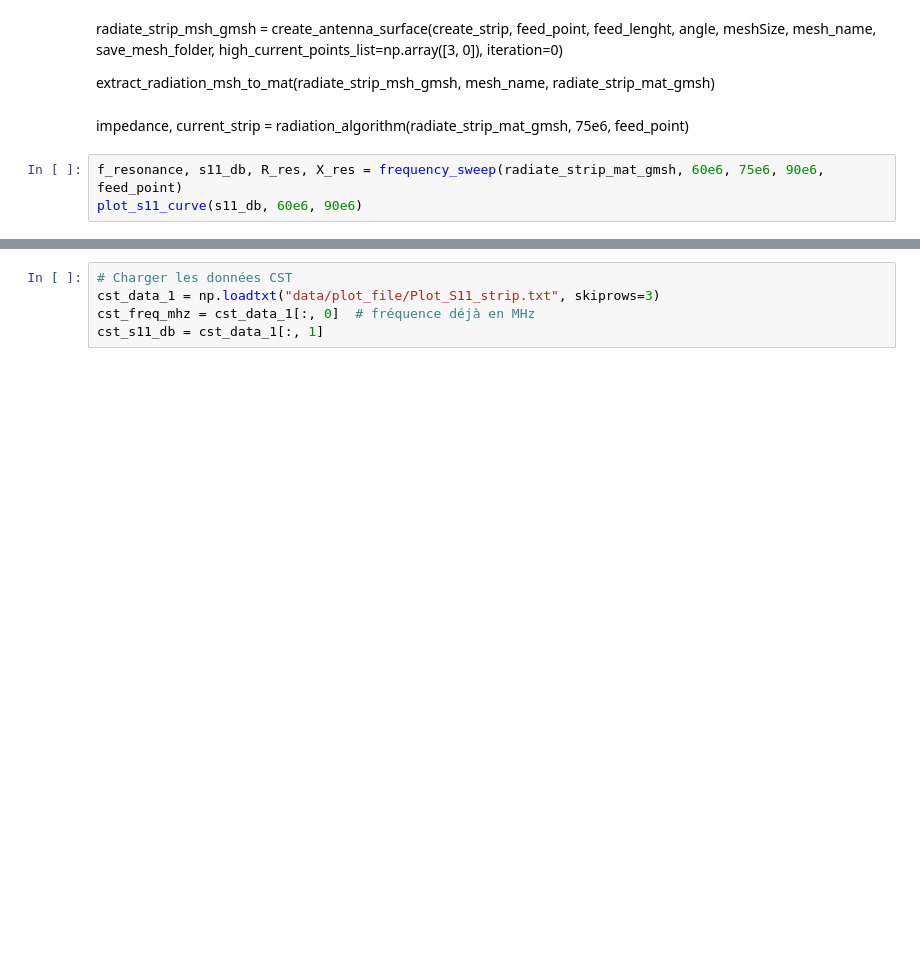
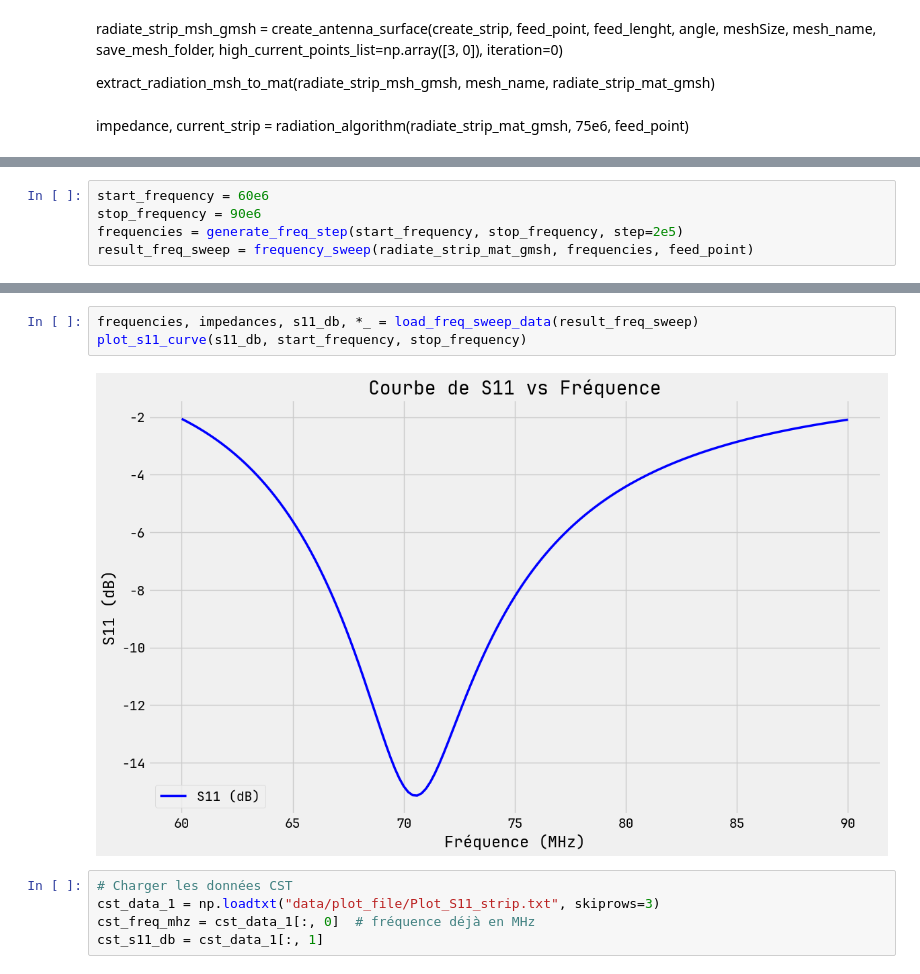
Before and after one commit to FahdilOuro/Antenna_Solver_MoM, a Jupyter notebook: antenna_simulation/radiation_antenna/strip_antenna.ipynb, the cells around one changed output, grey strips where cells are left out. Saved outputs shown, nothing was run; the diff lists cells and outputs as text; blank space fills up the shorter version.

```diff
--- a/antenna_simulation/radiation_antenna/strip_antenna.ipynb
+++ b/antenna_simulation/radiation_antenna/strip_antenna.ipynb
@@ -38,6 +38,3 @@ radiate_strip_msh_gmsh = create_antenna_surface(create_strip, feed_point, feed_l
 extract_radiation_msh_to_mat(radiate_strip_msh_gmsh, mesh_name, radiate_strip_mat_gmsh)
 # %% [markdown]
 impedance, current_strip = radiation_algorithm(radiate_strip_mat_gmsh, 75e6, feed_point)
-# %%
-f_resonance, s11_db, R_res, X_res = frequency_sweep(radiate_strip_mat_gmsh, 60e6, 75e6, 90e6, feed_point)
-plot_s11_curve(s11_db, 60e6, 90e6)
@@ -66,0 +41,5 @@ Résultats de simulation :
+# %%
+start_frequency = 60e6
+stop_frequency = 90e6
+frequencies = generate_freq_step(start_frequency, stop_frequency, step=2e5)
+result_freq_sweep = frequency_sweep(radiate_strip_mat_gmsh, frequencies, feed_point)
@@ -67,3 +64,8 @@ Résultats de simulation :
+# %%
+frequencies, impedances, s11_db, *_ = load_freq_sweep_data(result_freq_sweep)
+plot_s11_curve(s11_db, start_frequency, stop_frequency)
+# %% [output]
+[figure, added]
 # %%
 # Charger les données CST
 cst_data_1 = np.loadtxt("data/plot_file/Plot_S11_strip.txt", skiprows=3)
```
Also changed, not shown: parts of 3 cells of this notebook, 17 other files.
